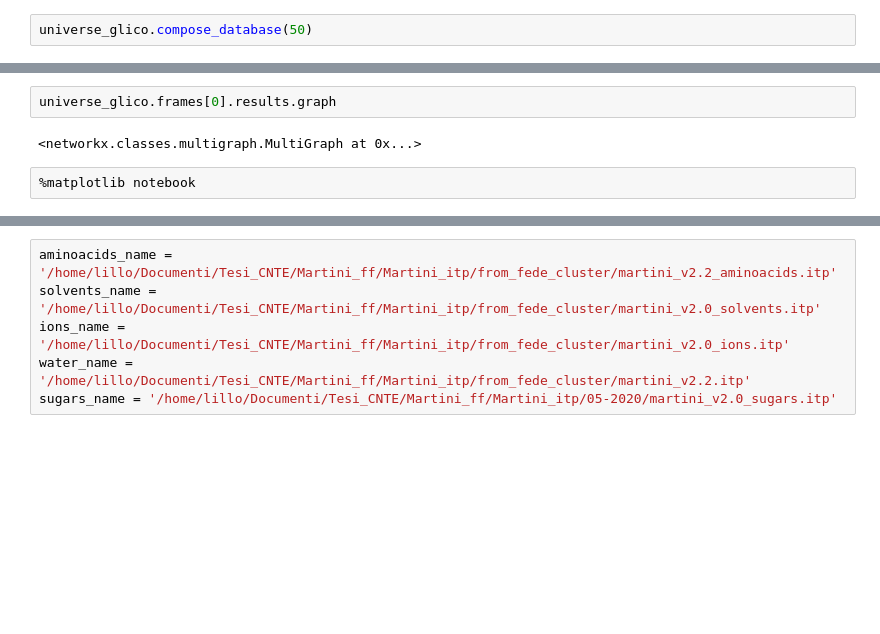
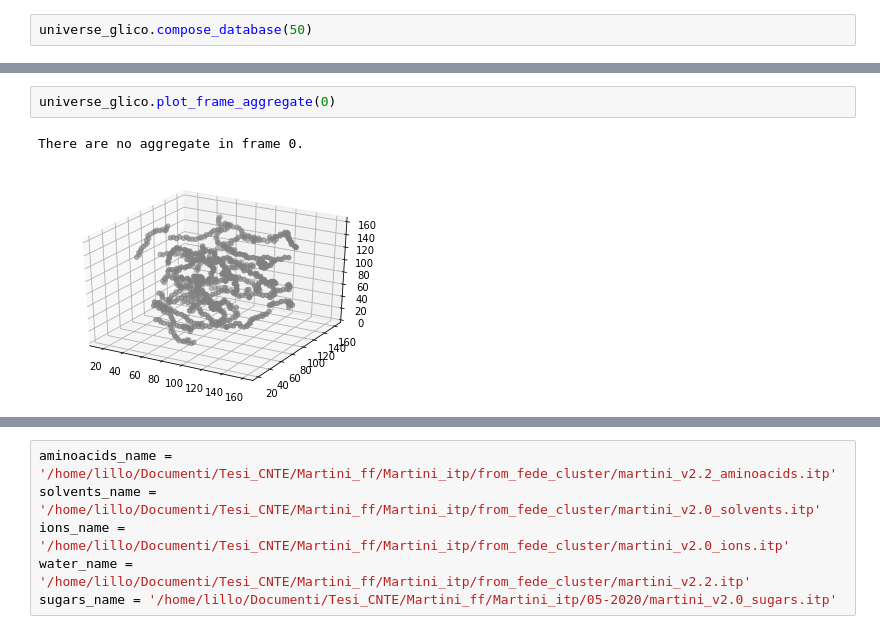
Before and after one commit to lillux/morphoscanner, a Jupyter notebook: sap_analysis.ipynb, the cells around one changed output, grey strips where cells are left out. Drawn from its saved outputs; the diff is of its cells as text; blank space fills up the shorter version.

```diff
--- a/sap_analysis.ipynb
+++ b/sap_analysis.ipynb
@@ -2048,6 +2272,5 @@ Total time to analyze dataset was 15.533963 seconds
 # %%
-universe_glico.frames[0].results.graph
+universe_glico.plot_frame_aggregate(0)
 # %% [output]
-<networkx.classes.multigraph.MultiGraph at 0x...>
+There are no aggregate in frame 0.
+[figure, added]
-# %%
-%matplotlib notebook
```
Also changed, not shown: parts of 23 cells of this notebook, 2 other files.
